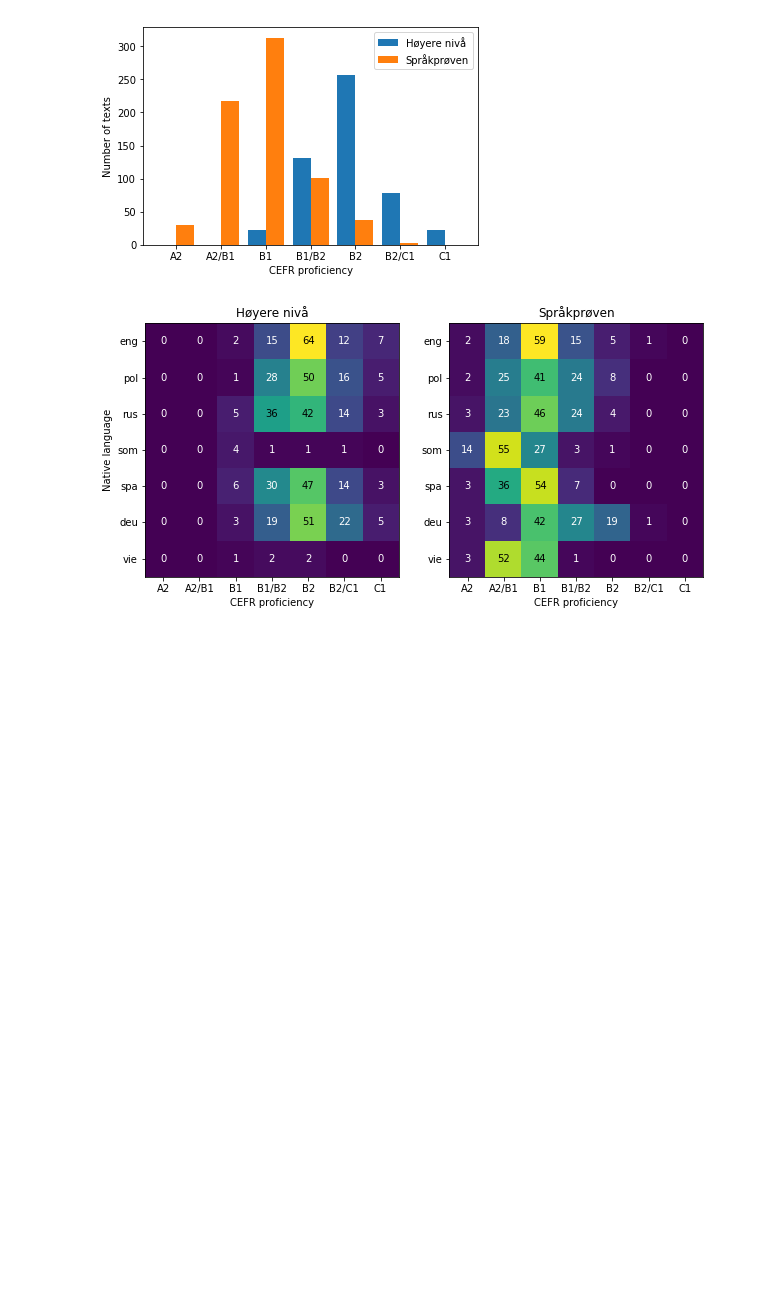
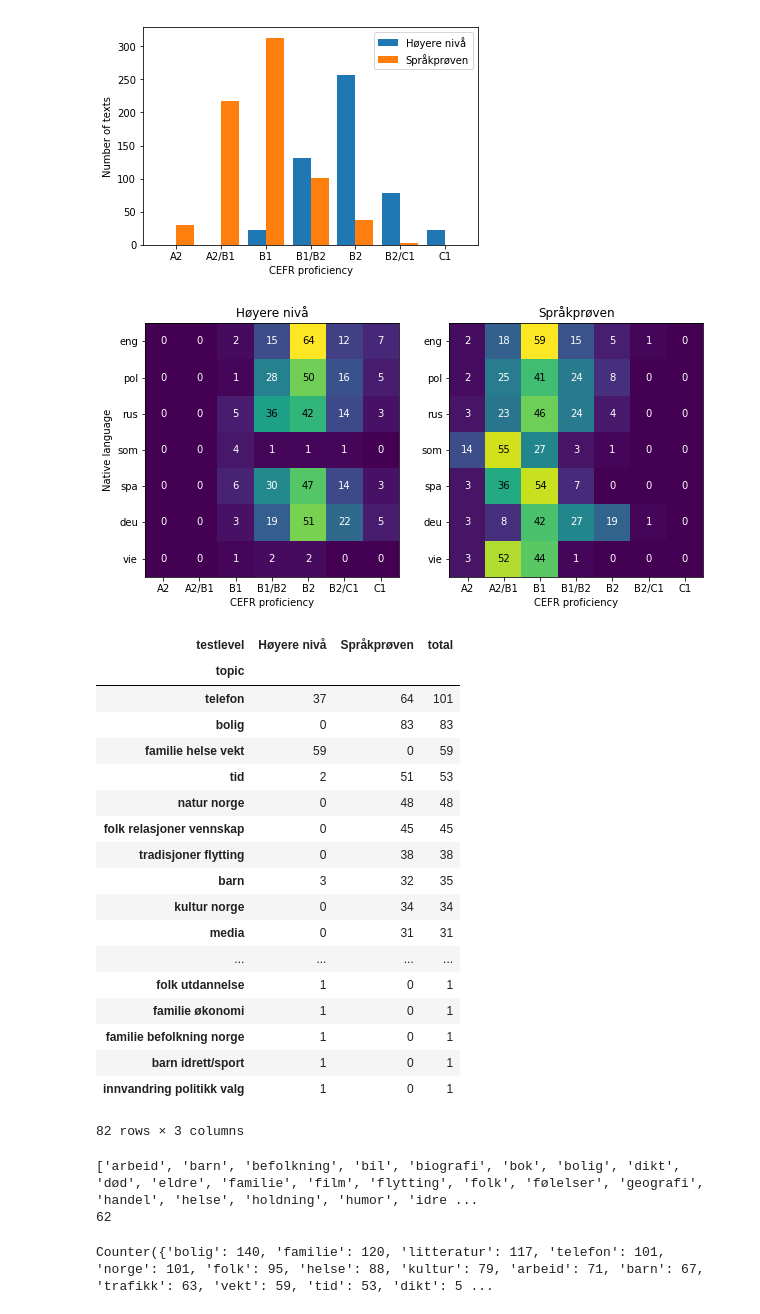
Before and after one commit to PhyloStar/NorskASK, a Jupyter notebook: Analyze metadata.ipynb, the cells around one changed output. Cells and saved outputs as stored; diff of their text form; code cells hidden in the pictures; blank space fills up the shorter version.

```diff
--- a/Analyze metadata.ipynb
+++ b/Analyze metadata.ipynb
@@ -100,3 +101,36 @@ axes[1].set_xlabel('CEFR proficiency')
 plt.show()
 # %% [output]
 [figure]
+# %%
+topic_and_level = df.groupby(['topic', 'testlevel']).size().unstack(fill_value=0)
+topic_and_level['total'] = topic_and_level.sum(axis=1)
+topic_and_level.sort_values('total', ascending=False)
+# %% [output]
+| testlevel | Høyere nivå | Språkprøven | total |
+| topic |  |  |  |
+| telefon | 37 | 64 | 101 |
+| bolig | 0 | 83 | 83 |
+| familie helse vekt | 59 | 0 | 59 |
+| tid | 2 | 51 | 53 |
+| natur norge | 0 | 48 | 48 |
+| folk relasjoner vennskap | 0 | 45 | 45 |
+| tradisjoner flytting | 0 | 38 | 38 |
+| barn | 3 | 32 | 35 |
+| kultur norge | 0 | 34 | 34 |
+| media | 0 | 31 | 31 |
+| ... | ... | ... | ... |
+| folk utdannelse | 1 | 0 | 1 |
+| familie økonomi | 1 | 0 | 1 |
+| familie befolkning norge | 1 | 0 | 1 |
+| barn idrett/sport | 1 | 0 | 1 |
+| innvandring politikk valg | 1 | 0 | 1 |
+82 rows × 3 columns
+# %%
+topics = set()
+for topic in df.topic:
+    topics.update(topic.split())
+print(sorted(topics))
+print(len(topics))
+# %% [output]
+['arbeid', 'barn', 'befolkning', 'bil', 'biografi', 'bok', 'bolig', 'dikt', 'død', 'eldre', 'familie', 'film', 'flytting', 'folk', 'følelser', 'geografi', 'handel', 'helse', 'holdning', 'humor', 'idre ...
+62
@@ -102,0 +139,7 @@ plt.show()
+# %%
+topic_freqs = Counter()
+for topic in df.topic:
+    topic_freqs.update(topic.split())
+print(topic_freqs)
+# %% [output]
+Counter({'bolig': 140, 'familie': 120, 'litteratur': 117, 'telefon': 101, 'norge': 101, 'folk': 95, 'helse': 88, 'kultur': 79, 'arbeid': 71, 'barn': 67, 'trafikk': 63, 'vekt': 59, 'tid': 53, 'dikt': 5 ...
```
Also changed, not shown: parts of 6 cells of this notebook, 4 other files.
